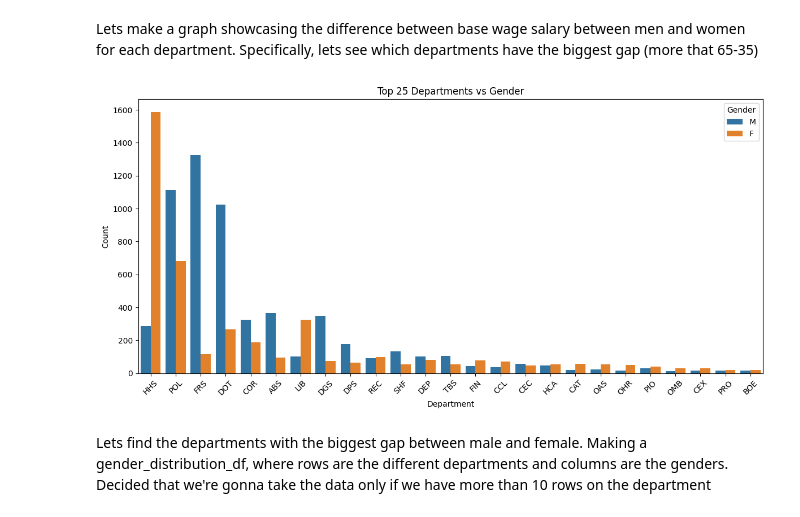
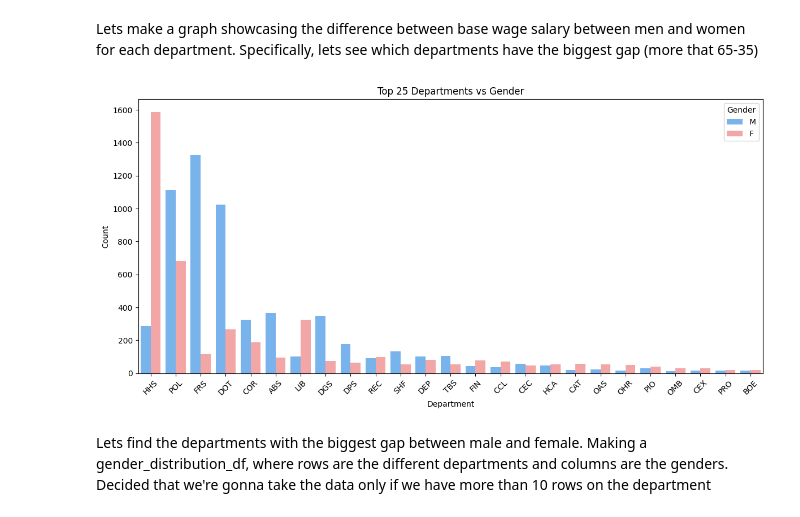
Before and after one commit to christinasamara/WageWise-Analytics, a Jupyter notebook: wage_analytics2.ipynb, the cells around one changed output. Saved outputs shown, nothing was run; the diff lists cells and outputs as text; code cells hidden in the pictures.

```diff
--- a/wage_analytics2.ipynb
+++ b/wage_analytics2.ipynb
@@ -137,19 +133,20 @@ Lets make a graph showcasing the difference between base wage salary between men
 # %%
 plt.figure(figsize=(12, 6))
 
 #order = df['Department'].value_counts().index
 order = df['Department'].value_counts().nlargest(25).index
+gender_palette = {'F': '#ff9999', 'M': '#66b3ff'}
 
-sns.countplot(x='Department', hue='Gender', data=df, order= order)
+sns.countplot(x='Department', hue='Gender', data=df, order= order, palette=gender_palette)
 plt.title('Top 25 Departments vs Gender')
 plt.xlabel('Department')
 plt.ylabel('Count')
 plt.xticks(rotation=45)
 plt.legend(title='Gender')
 plt.tight_layout()
 plt.show()
 # %% [output]
-[figure, old version]
+[figure, new version]
 # %% [markdown]
 Lets find the departments with the biggest gap between male and female. Making a gender_distribution_df, where rows are the different departments and columns are the genders.
 Decided that we're gonna take the data only if we have more than 10 rows on the department
```
Also changed, not shown: parts of 21 cells of this notebook.
